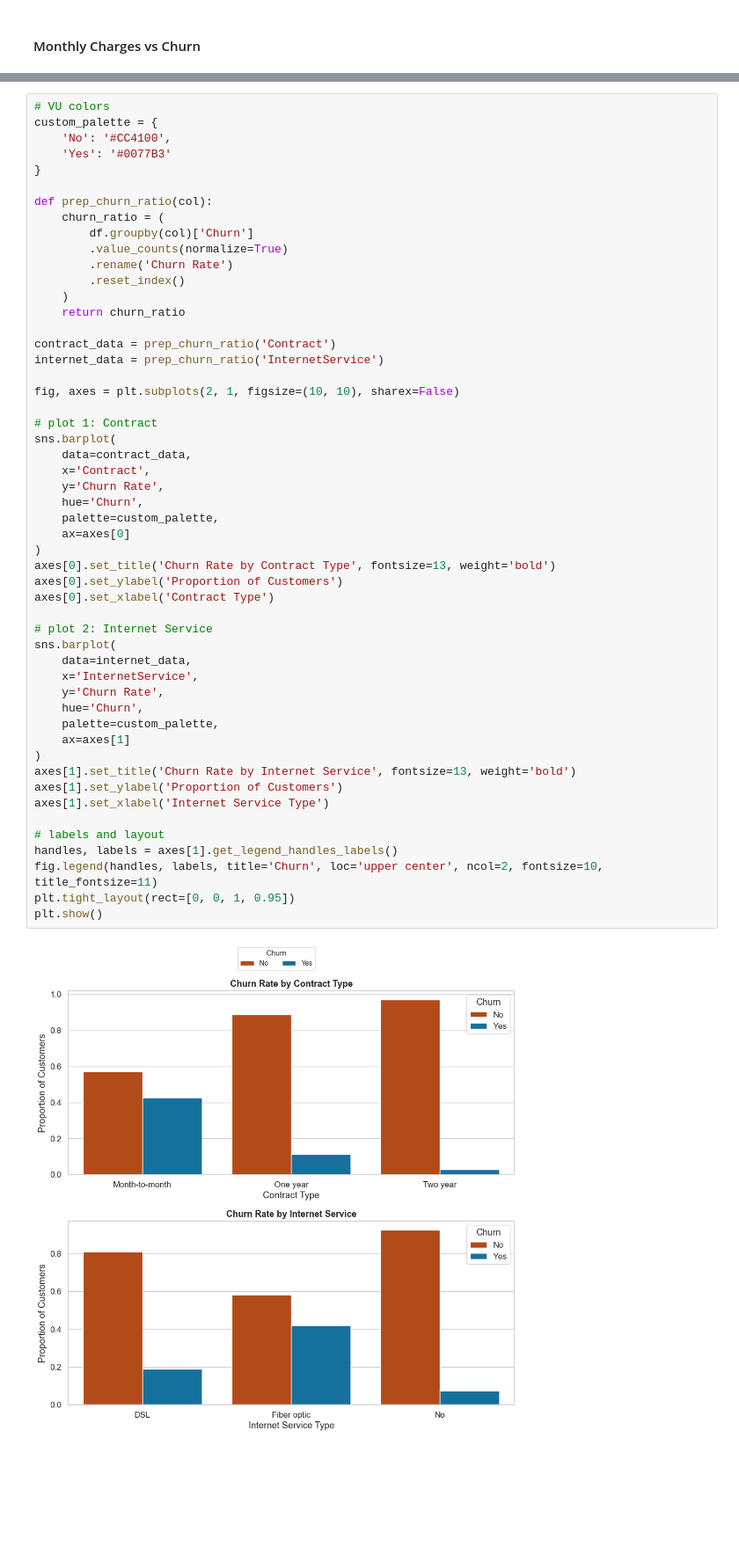
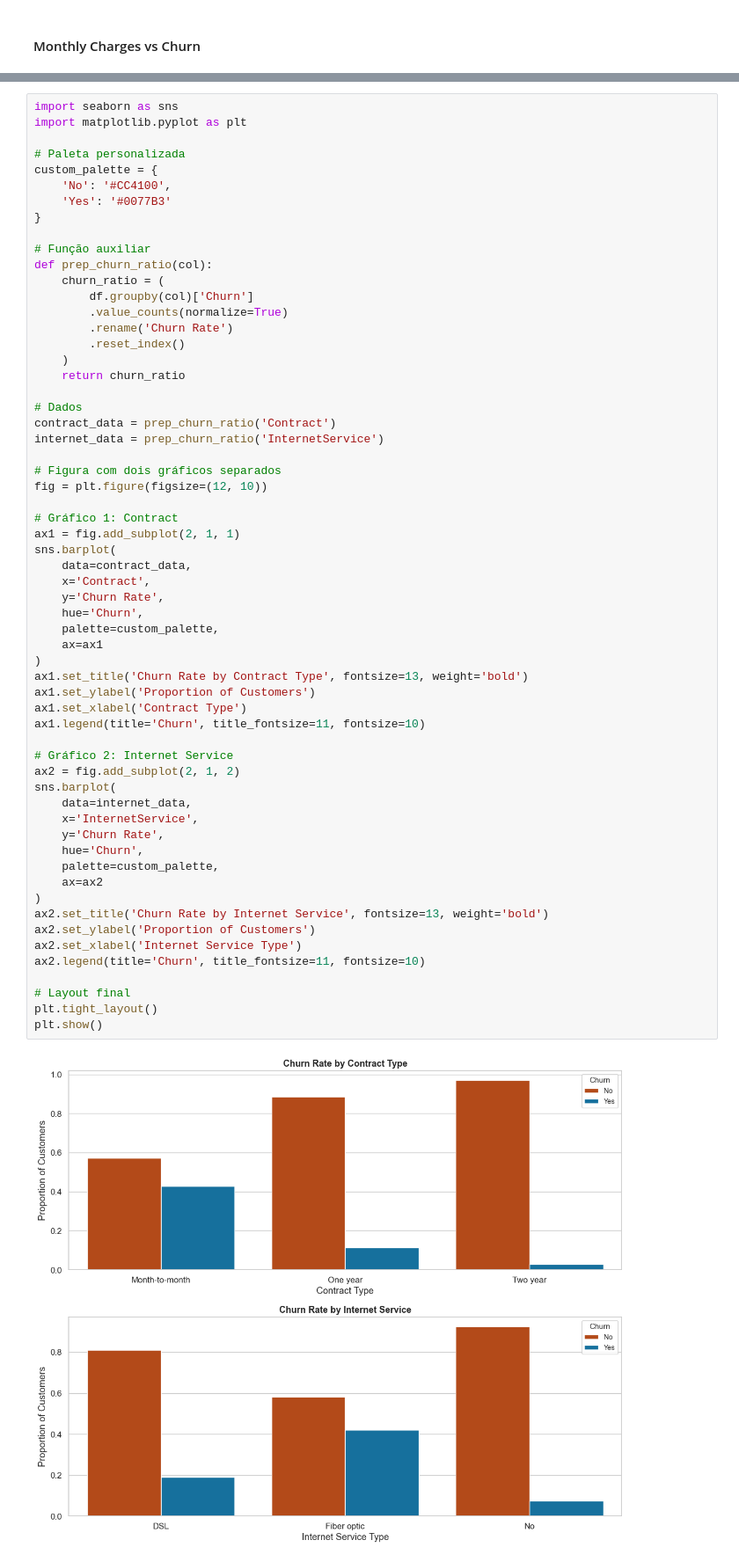
Before and after one commit to celina-ayl/data-science-project, a Jupyter notebook: datascience.ipynb, the cells around one changed output, grey strips where cells are left out. Shown: that part at 88% size. Saved outputs shown, nothing was run; the diff lists cells and outputs as text; blank space fills up the shorter version.

Commit message:
visualizations

```diff
--- a/datascience.ipynb
+++ b/datascience.ipynb
@@ -231,56 +231,64 @@ plt.show()
 # %% [output]
 [figure]
 # %%
-# VU colors
+import seaborn as sns
+import matplotlib.pyplot as plt
+
+# Paleta personalizada
 custom_palette = {
     'No': '#CC4100',
     'Yes': '#0077B3'
 }
 
+# Função auxiliar
 def prep_churn_ratio(col):
     churn_ratio = (
         df.groupby(col)['Churn']
         .value_counts(normalize=True)
         .rename('Churn Rate')
         .reset_index()
     )
     return churn_ratio
 
+# Dados
 contract_data = prep_churn_ratio('Contract')
 internet_data = prep_churn_ratio('InternetService')
 
-fig, axes = plt.subplots(2, 1, figsize=(10, 10), sharex=False)
+# Figura com dois gráficos separados
+fig = plt.figure(figsize=(12, 10))
 
-# plot 1: Contract
+# Gráfico 1: Contract
+ax1 = fig.add_subplot(2, 1, 1)
 sns.barplot(
     data=contract_data,
     x='Contract',
     y='Churn Rate',
     hue='Churn',
     palette=custom_palette,
-    ax=axes[0]
+    ax=ax1
 )
-axes[0].set_title('Churn Rate by Contract Type', fontsize=13, weight='bold')
-axes[0].set_ylabel('Proportion of Customers')
-axes[0].set_xlabel('Contract Type')
+ax1.set_title('Churn Rate by Contract Type', fontsize=13, weight='bold')
+ax1.set_ylabel('Proportion of Customers')
+ax1.set_xlabel('Contract Type')
+ax1.legend(title='Churn', title_fontsize=11, fontsize=10)
 
-# plot 2: Internet Service
+# Gráfico 2: Internet Service
+ax2 = fig.add_subplot(2, 1, 2)
 sns.barplot(
     data=internet_data,
     x='InternetService',
     y='Churn Rate',
     hue='Churn',
     palette=custom_palette,
-    ax=axes[1]
+    ax=ax2
 )
-axes[1].set_title('Churn Rate by Internet Service', fontsize=13, weight='bold')
-axes[1].set_ylabel('Proportion of Customers')
-axes[1].set_xlabel('Internet Service Type')
+ax2.set_title('Churn Rate by Internet Service', fontsize=13, weight='bold')
+ax2.set_ylabel('Proportion of Customers')
+ax2.set_xlabel('Internet Service Type')
+ax2.legend(title='Churn', title_fontsize=11, fontsize=10)
 
-# labels and layout
-handles, labels = axes[1].get_legend_handles_labels()
-fig.legend(handles, labels, title='Churn', loc='upper center', ncol=2, fontsize=10, title_fontsize=11)
-plt.tight_layout(rect=[0, 0, 1, 0.95])
+# Layout final
+plt.tight_layout()
 plt.show()
 # %% [output]
-[figure, old version]
+[figure, new version]
```
